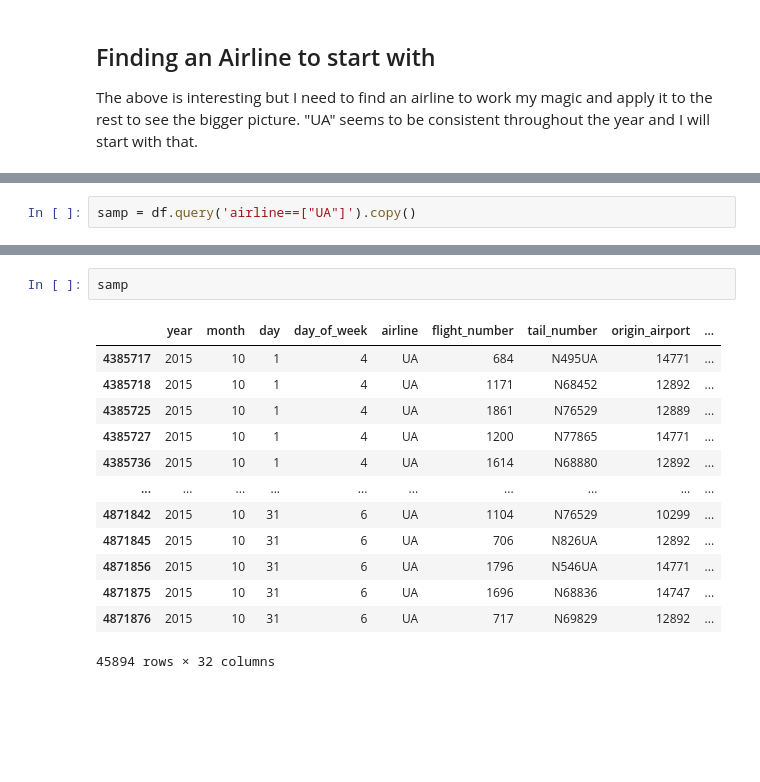
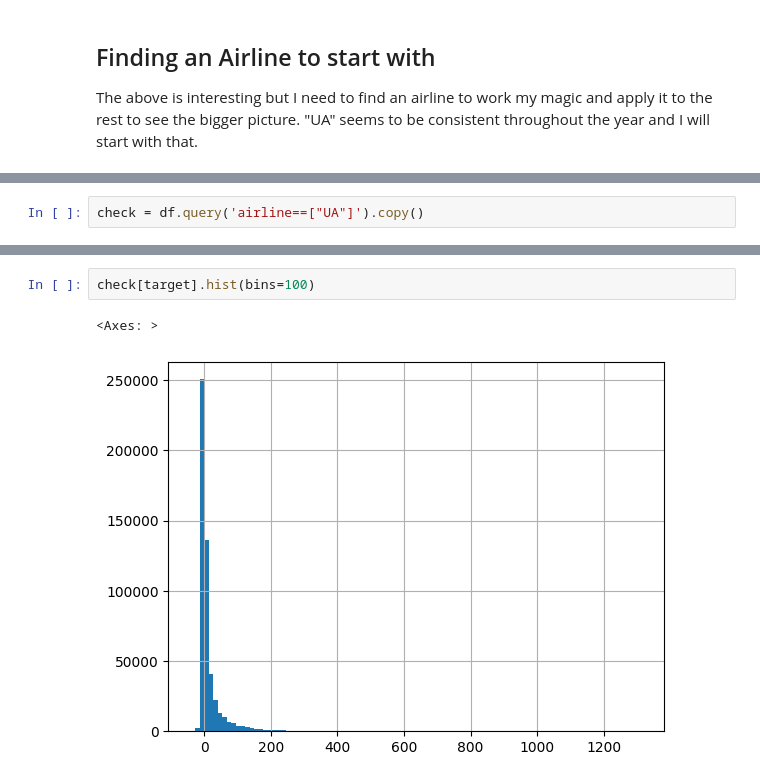
Before and after one commit to angelocandari/kag-house-price, a Jupyter notebook: airline-delays.ipynb, the cells around one changed output, grey strips where cells are left out. Drawn from its saved outputs; the diff is of its cells as text; blank space fills up the shorter version.

```diff
--- a/airline-delays.ipynb
+++ b/airline-delays.ipynb
@@ -90,2 +117,2 @@ sns.lineplot(data=g, x='date', y='tail_number', hue='airline', palette='Set1');
 # %%
-samp = df.query('airline==["UA"]').copy()
+check = df.query('airline==["UA"]').copy()
@@ -155,16 +119,5 @@ samp.loc[~samp['origin_airport'].isin(ref['IATA_CODE'].to_list())]
-# %%
-samp
-# %% [output]
-|  | year | month | day | day_of_week | airline | flight_number | tail_number | origin_airport | ... |
-| 4385717 | 2015 | 10 | 1 | 4 | UA | 684 | N495UA | 14771 | ... |
-| 4385718 | 2015 | 10 | 1 | 4 | UA | 1171 | N68452 | 12892 | ... |
-| 4385725 | 2015 | 10 | 1 | 4 | UA | 1861 | N76529 | 12889 | ... |
-| 4385727 | 2015 | 10 | 1 | 4 | UA | 1200 | N77865 | 14771 | ... |
-| 4385736 | 2015 | 10 | 1 | 4 | UA | 1614 | N68880 | 12892 | ... |
-| ... | ... | ... | ... | ... | ... | ... | ... | ... | ... |
-| 4871842 | 2015 | 10 | 31 | 6 | UA | 1104 | N76529 | 10299 | ... |
-| 4871845 | 2015 | 10 | 31 | 6 | UA | 706 | N826UA | 12892 | ... |
-| 4871856 | 2015 | 10 | 31 | 6 | UA | 1796 | N546UA | 14771 | ... |
-| 4871875 | 2015 | 10 | 31 | 6 | UA | 1696 | N68836 | 14747 | ... |
-| 4871876 | 2015 | 10 | 31 | 6 | UA | 717 | N69829 | 12892 | ... |
-45894 rows × 32 columns
+# %%
+check[target].hist(bins=100)
+# %% [output]
+<Axes: >
+[figure, added]
```
Also changed, not shown: parts of 19 cells of this notebook.
